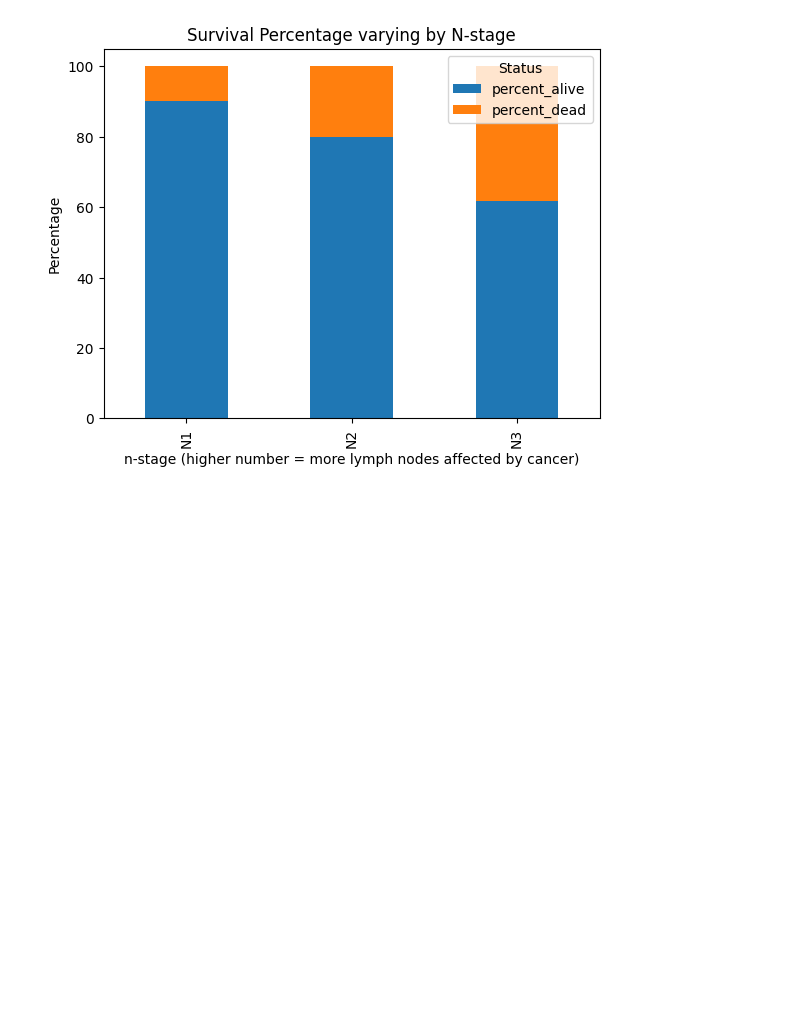
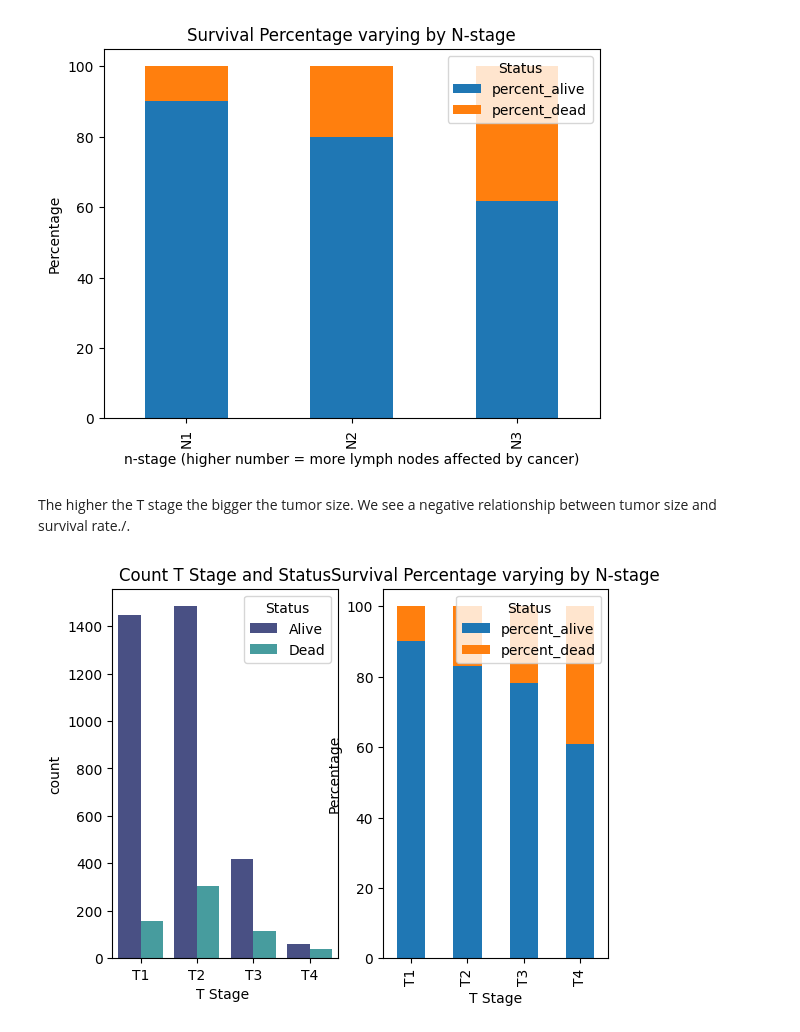
Before and after one commit to Chris-Vuong/breast-cancer, a Jupyter notebook: breast-cancer-analysis.ipynb, the cells around one changed output. Drawn from its saved outputs; the diff is of its cells as text; code cells hidden in the pictures; blank space fills up the shorter version.

Commit message:
added more eda plots

```diff
--- a/breast-cancer-analysis.ipynb
+++ b/breast-cancer-analysis.ipynb
@@ -113,0 +118,24 @@ N3                61.7          38.3
+# %% [markdown]
+The higher the T stage the bigger the tumor size. We see a negative relationship between tumor size and survival rate./.
+# %%
+# intial t-stage dataframe calculations
+df_tstage = df.groupby(by=["T Stage ", "Status"])["Status"].count().unstack()
+df_tstage["percent_alive"] = round(df_tstage["Alive"] / df_tstage.iloc[:,0:2].sum(axis=1) * 100, 1)
+df_tstage["percent_dead"] = round(df_tstage["Dead"] / df_tstage.iloc[:,0:2].sum(axis=1) * 100, 1)
+
+# countplot of t-stage
+f, axes = plt.subplots(1, 2)
+sns.countplot(data=df, x="T Stage ", hue="Status", palette="mako", ax=axes[0]).set(title="Count T Stage and Status")
+
+# percentage bar plot
+df_tstage[["percent_alive", "percent_dead"]].plot(
+  kind ='bar',
+  stacked=True,
+  ax=axes[1],
+  title = "Survival Percentage varying by N-stage")
+
+plt.xlabel('T Stage')
+plt.ylabel('Percentage')
+plt.show()
+# %% [output]
+[figure, added]
```
Also changed, not shown: parts of 3 cells of this notebook.
